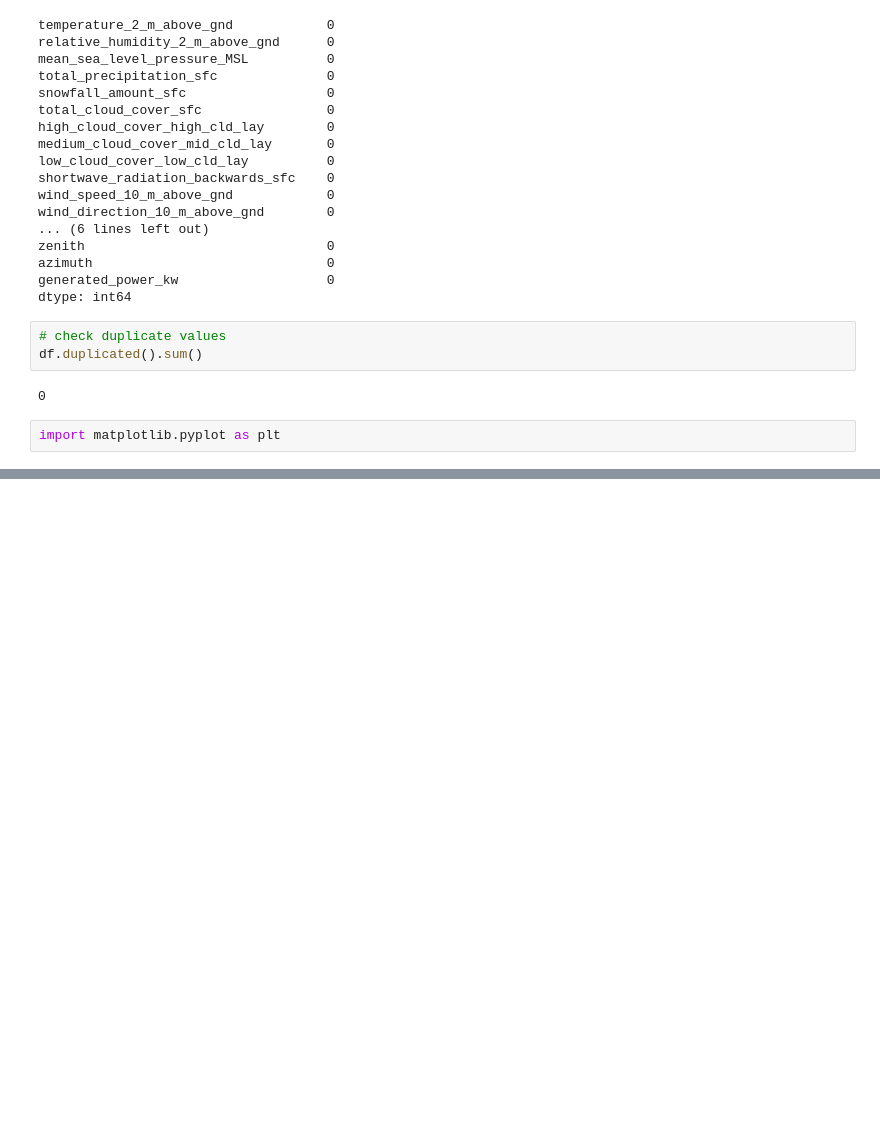
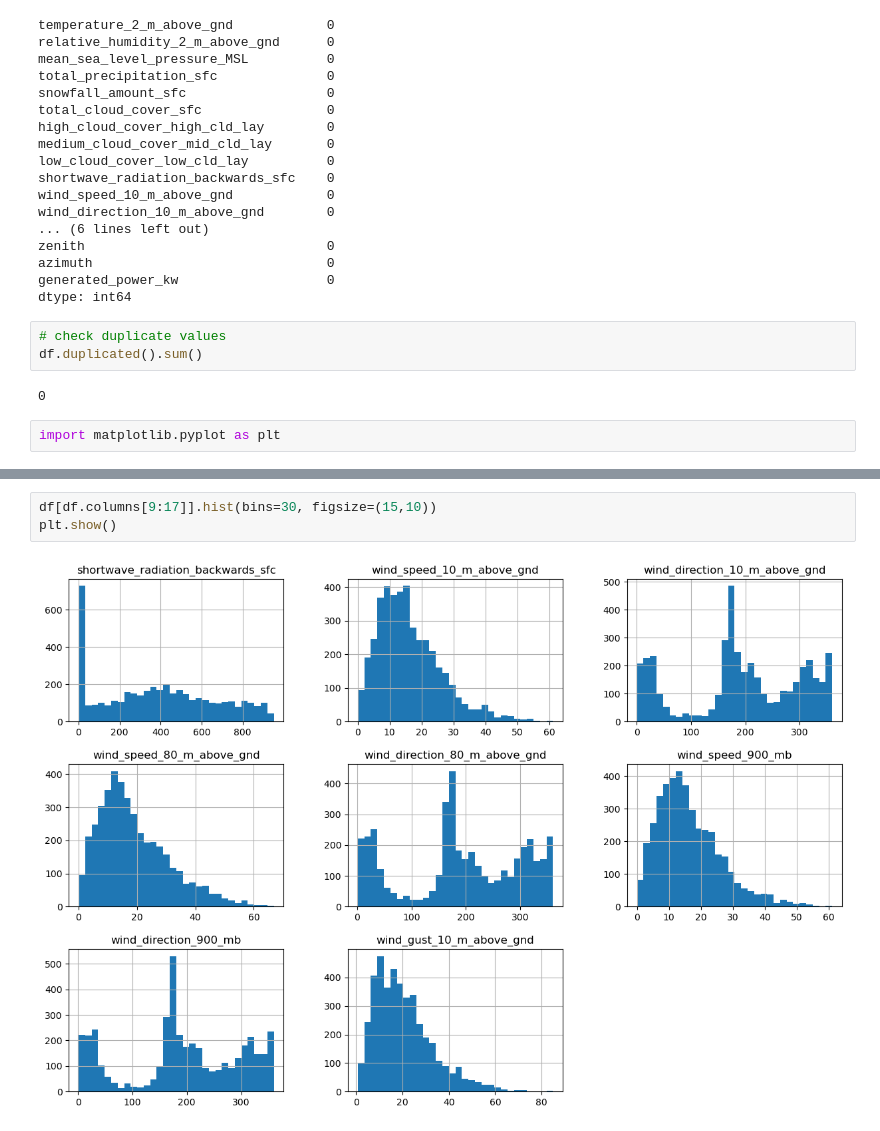
Before and after one commit to Priyanshu00700/Enter-Week-1, a Jupyter notebook: ai_green/solar_power.ipynb, the cells around one changed output, grey strips where cells are left out. Cells and saved outputs as stored; diff of their text form; blank space fills up the shorter version.

```diff
--- a/ai_green/solar_power.ipynb
+++ b/ai_green/solar_power.ipynb
@@ -95,0 +103,5 @@ plt.show()
+# %%
+df[df.columns[9:17]].hist(bins=30, figsize=(15,10))
+plt.show()
+# %% [output]
+[figure, added]
```
Also changed, not shown: parts of 8 cells of this notebook.
